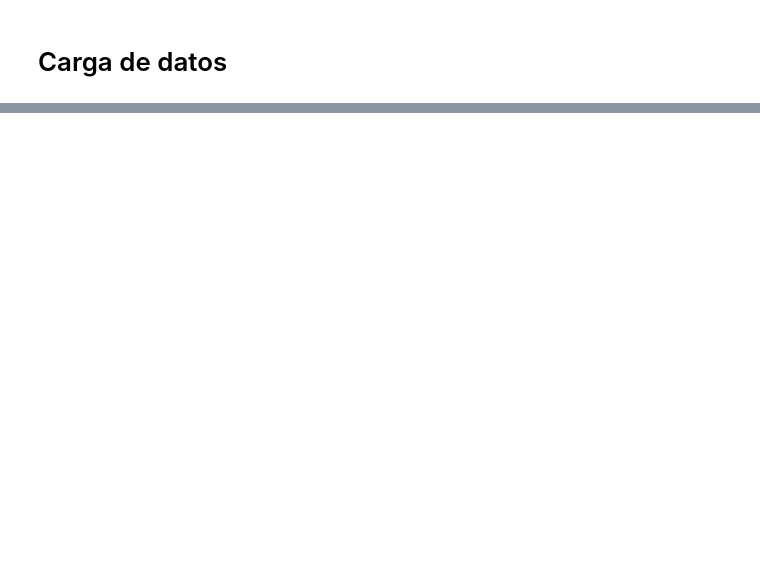
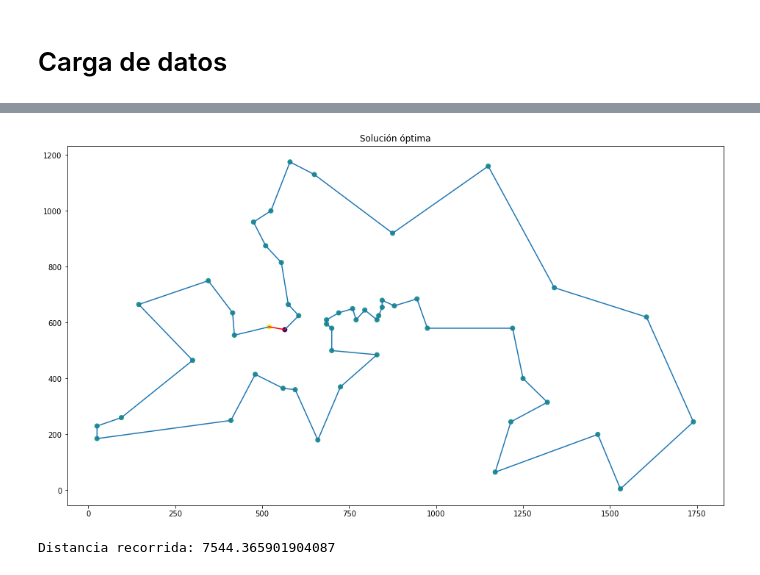
Before and after one commit to lince098/EntregasModulo6, a Jupyter notebook: Advanced 1.B/Advanced.ipynb, the cells around one changed output, grey strips where cells are left out. Saved outputs shown, nothing was run; the diff lists cells and outputs as text; code cells hidden in the pictures; blank space fills up the shorter version.

```diff
--- a/Advanced 1.B/Advanced.ipynb
+++ b/Advanced 1.B/Advanced.ipynb
@@ -174,0 +41,4 @@ class genetic_algorithm_class():
+# %%
+data_array = np.array(data)
+OPTIMAL_array = np.array(OPTIMAL)
+camino_optimo = data_array[OPTIMAL_array - 1]
@@ -232,0 +118,6 @@ last_population_fitness
+# %%
+plot_path(camino_optimo, "Solución óptima")
+print("Distancia recorrida:", ga.fitness_function(camino_optimo))
+# %% [output]
+[figure, added]
+Distancia recorrida: 7544.365901904087
```
Also changed, not shown: parts of 11 cells of this notebook, 2 other files.
